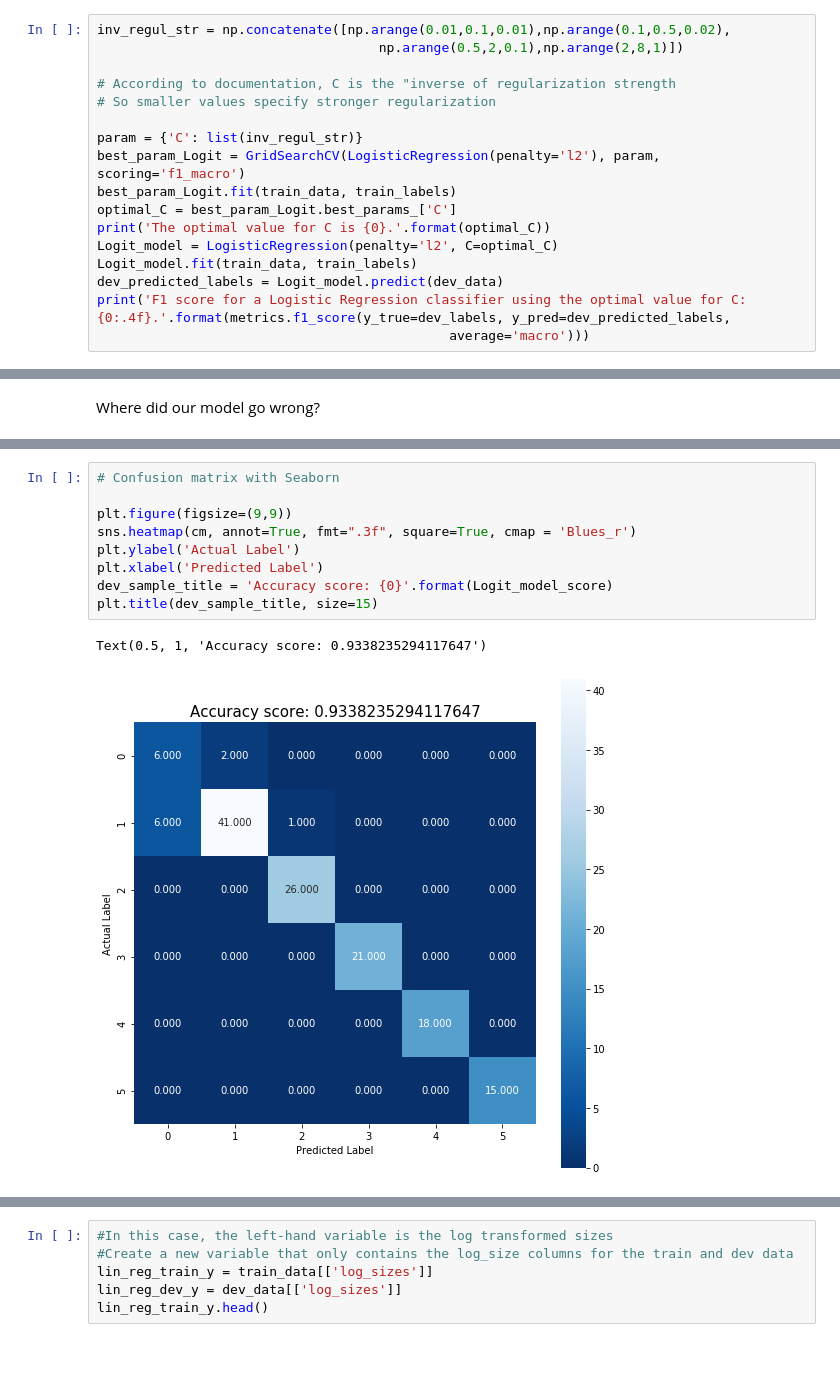
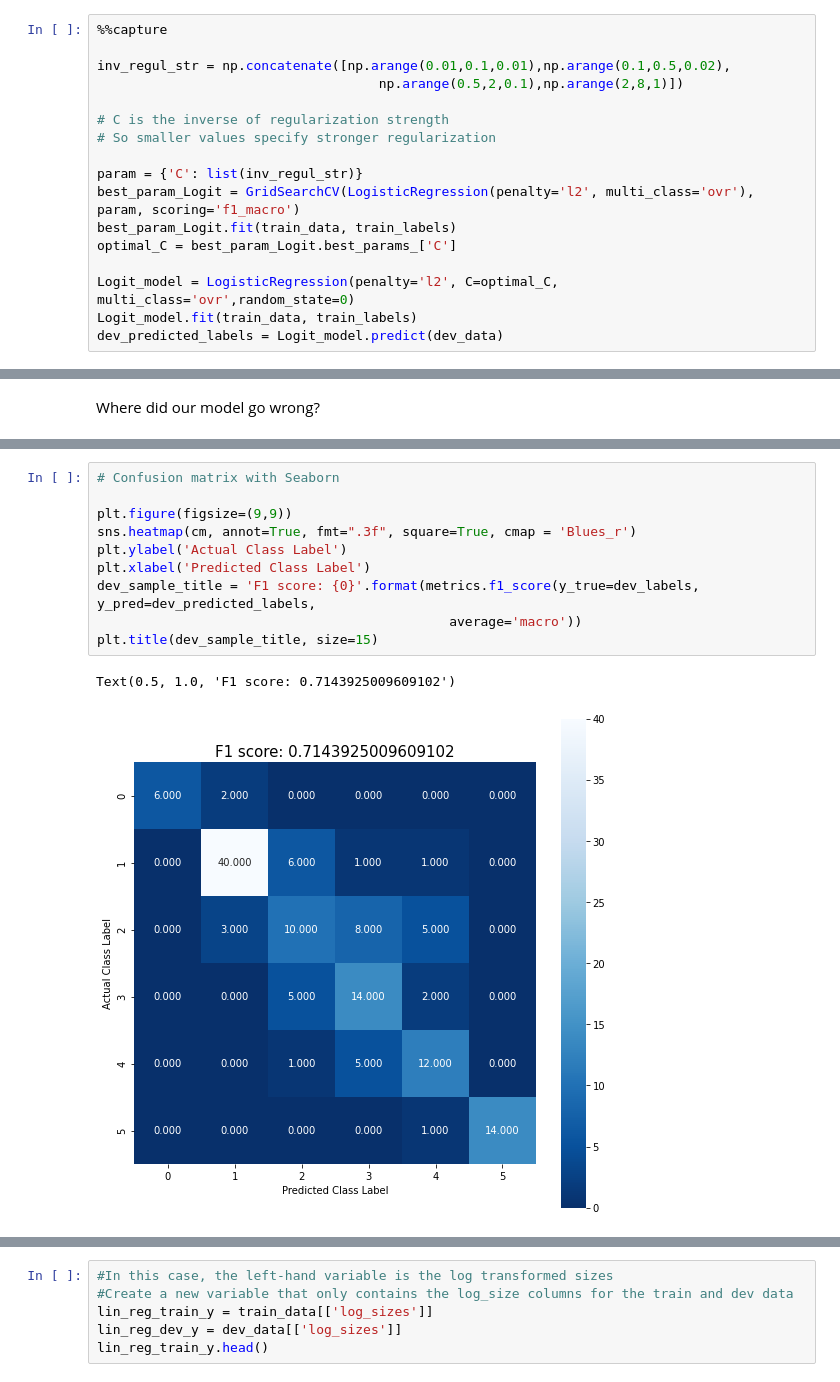
Before and after one commit to pau-you/Wildfires-in-California, a Jupyter notebook: final_wildfires.ipynb, the cells around one changed output, grey strips where cells are left out. Cells and saved outputs as stored; diff of their text form; blank space fills up the shorter version.

```diff
--- a/final_wildfires.ipynb
+++ b/final_wildfires.ipynb
@@ -321,17 +364,17 @@ Now we will use Multinomial Logistic Regression to model the probability of a ce
 # %%
+%%capture
+
 inv_regul_str = np.concatenate([np.arange(0.01,0.1,0.01),np.arange(0.1,0.5,0.02),
                                     np.arange(0.5,2,0.1),np.arange(2,8,1)])
 
-# According to documentation, C is the "inverse of regularization strength
+# C is the inverse of regularization strength
 # So smaller values specify stronger regularization
 
 param = {'C': list(inv_regul_str)}
-best_param_Logit = GridSearchCV(LogisticRegression(penalty='l2'), param, scoring='f1_macro')
+best_param_Logit = GridSearchCV(LogisticRegression(penalty='l2', multi_class='ovr'), param, scoring='f1_macro')
 best_param_Logit.fit(train_data, train_labels)
 optimal_C = best_param_Logit.best_params_['C']
-print('The optimal value for C is {0}.'.format(optimal_C))
-Logit_model = LogisticRegression(penalty='l2', C=optimal_C)
+
+Logit_model = LogisticRegression(penalty='l2', C=optimal_C, multi_class='ovr',random_state=0)
 Logit_model.fit(train_data, train_labels)
 dev_predicted_labels = Logit_model.predict(dev_data)
-print('F1 score for a Logistic Regression classifier using the optimal value for C: {0:.4f}.'.format(metrics.f1_score(y_true=dev_labels, y_pred=dev_predicted_labels,
-                                             average='macro')))
@@ -414,12 +413,13 @@ array([[ 6,  2,  0,  0,  0,  0],
 # %%
 # Confusion matrix with Seaborn
 
 plt.figure(figsize=(9,9))
 sns.heatmap(cm, annot=True, fmt=".3f", square=True, cmap = 'Blues_r')
-plt.ylabel('Actual Label')
-plt.xlabel('Predicted Label')
-dev_sample_title = 'Accuracy score: {0}'.format(Logit_model_score)
+plt.ylabel('Actual Class Label')
+plt.xlabel('Predicted Class Label')
+dev_sample_title = 'F1 score: {0}'.format(metrics.f1_score(y_true=dev_labels, y_pred=dev_predicted_labels,
+                                             average='macro'))
 plt.title(dev_sample_title, size=15)
 # %% [output]
-Text(0.5, 1, 'Accuracy score: 0.9338235294117647')
+Text(0.5, 1.0, 'F1 score: 0.7143925009609102')
-[figure, old version]
+[figure, new version]
```
Also changed, not shown: parts of 41 cells of this notebook.
